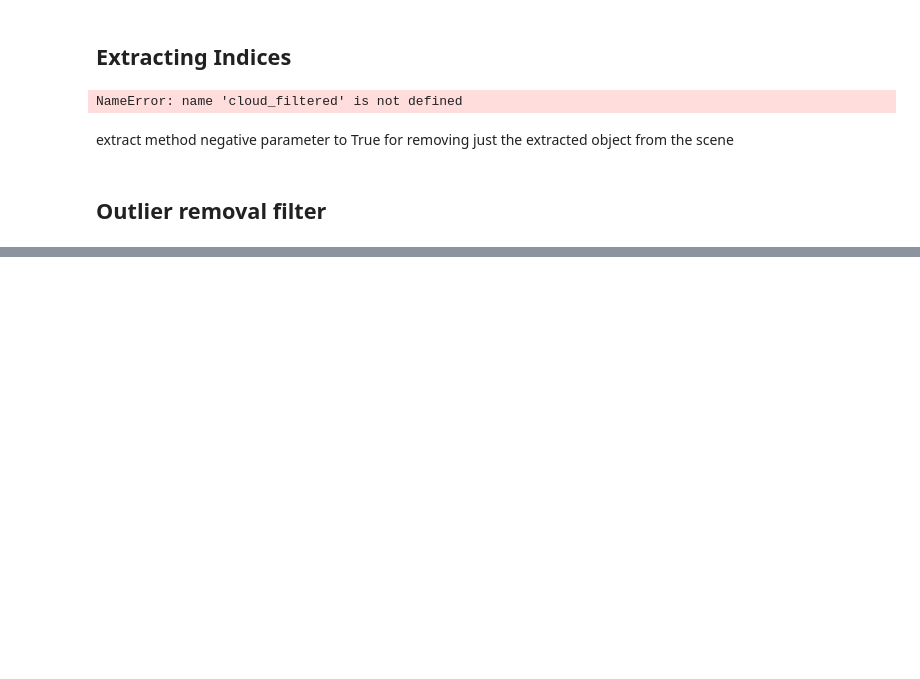
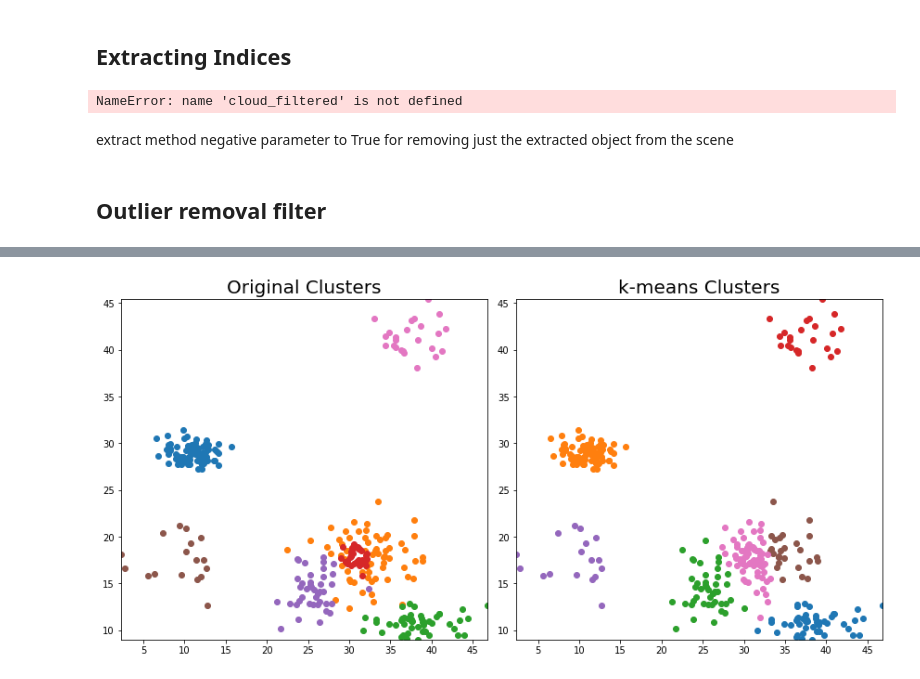
Before and after one commit to amancodeblast/RoboticsD, a Jupyter notebook: exercises/Intro to 3D perception/calib_filter_segment/calibration filtering segmentation.ipynb, the cells around one changed output, grey strips where cells are left out. Drawn from its saved outputs; the diff is of its cells as text; code cells hidden in the pictures; blank space fills up the shorter version.

```diff
--- a/exercises/Intro to 3D perception/calib_filter_segment/calibration filtering segmentation.ipynb
+++ b/exercises/Intro to 3D perception/calib_filter_segment/calibration filtering segmentation.ipynb
@@ -148,0 +284,86 @@ cloud_filtered = outlier_filter.filter()
+# %%
+import numpy as np
+import matplotlib.pyplot as plt
+import cv2
+
+# Define a function to generate clusters
+def cluster_gen(n_clusters, pts_minmax=(10, 100), x_mult=(1, 4), y_mult=(1, 3),
+                x_off=(0, 50), y_off=(0, 50)):
+
+    # n_clusters = number of clusters to generate
+    # pts_minmax = range of number of points per cluster
+    # x_mult = range of multiplier to modify the size of cluster in the x-direction
+    # y_mult = range of multiplier to modify the size of cluster in the y-direction
+    # x_off = range of cluster position offset in the x-direction
+    # y_off = range of cluster position offset in the y-direction
+
+    # Initialize some empty lists to receive cluster member positions
+    clusters_x = []
+    clusters_y = []
+    # Genereate random values given parameter ranges
+    n_points = np.random.randint(pts_minmax[0], pts_minmax[1], n_clusters)
+    x_multipliers = np.random.randint(x_mult[0], x_mult[1], n_clusters)
+    y_multipliers = np.random.randint(y_mult[0], y_mult[1], n_clusters)
+    x_offsets = np.random.randint(x_off[0], x_off[1], n_clusters)
+    y_offsets = np.random.randint(y_off[0], y_off[1], n_clusters)
+
+    # Generate random clusters given parameter values
+    for idx, npts in enumerate(n_points):
+
+        xpts = np.random.randn(npts) * x_multipliers[idx] + x_offsets[idx]
+        ypts = np.random.randn(npts) * y_multipliers[idx] + y_offsets[idx]
+        clusters_x.append(xpts)
+        clusters_y.append(ypts)
+
+    # Return cluster positions
+    return clusters_x, clusters_y
+
+# Generate some clusters!
+n_clusters = 7
+clusters_x, clusters_y = cluster_gen(n_clusters)
+# Convert to a single dataset in OpenCV format
+data = np.float32((np.concatenate(clusters_x), np.concatenate(clusters_y))).transpose()
+
+# Define k-means parameters
+# Number of clusters to define
+k_clusters = 7
+# Maximum number of iterations to perform
+max_iter = 10
+# Accuracy criterion for stopping iterations
+epsilon = 1.0
+# Define criteria in OpenCV format
+criteria = (cv2.TERM_CRITERIA_EPS + cv2.TERM_CRITERIA_MAX_ITER, 10, 1.0)
+# Call k-means algorithm on your dataset
+compactness, label, center = cv2.kmeans(data, k_clusters, None, criteria, 10, cv2.KMEANS_RANDOM_CENTERS)
+
+# Define some empty lists to receive k-means cluster points
+kmeans_clusters_x = []
+kmeans_clusters_y = []
+
+# Extract k-means clusters from output
+for idx in range (k_clusters):
+    kmeans_clusters_x.append(data[label.ravel()==idx][:,0])
+    kmeans_clusters_y.append(data[label.ravel()==idx][:,1])
+
+# Plot up a comparison of original clusters vs. k-means clusters
+fig = plt.figure(figsize=(12,6))
+plt.subplot(121)
+min_x = np.min(data[:, 0])
+max_x = np.max(data[:, 0])
+min_y = np.min(data[:, 1])
+max_y = np.max(data[:, 1])
+for idx, xpts in enumerate(clusters_x):
+    plt.plot(xpts, clusters_y[idx], 'o')
+    plt.xlim(min_x, max_x)
+    plt.ylim(min_y, max_y)
+    plt.title('Original Clusters', fontsize=20)
+plt.subplot(122)
+for idx, xpts in enumerate(kmeans_clusters_x):
+    plt.plot(xpts, kmeans_clusters_y[idx], 'o')
+    plt.xlim(min_x, max_x)
+    plt.ylim(min_y, max_y)
+    plt.title('k-means Clusters', fontsize=20)
+fig.tight_layout()
+plt.subplots_adjust(left=0.03, right=0.98, top=0.9, bottom=0.05)
+# %% [output]
+[figure, added]
```
Also changed, not shown: parts of 12 cells of this notebook.
